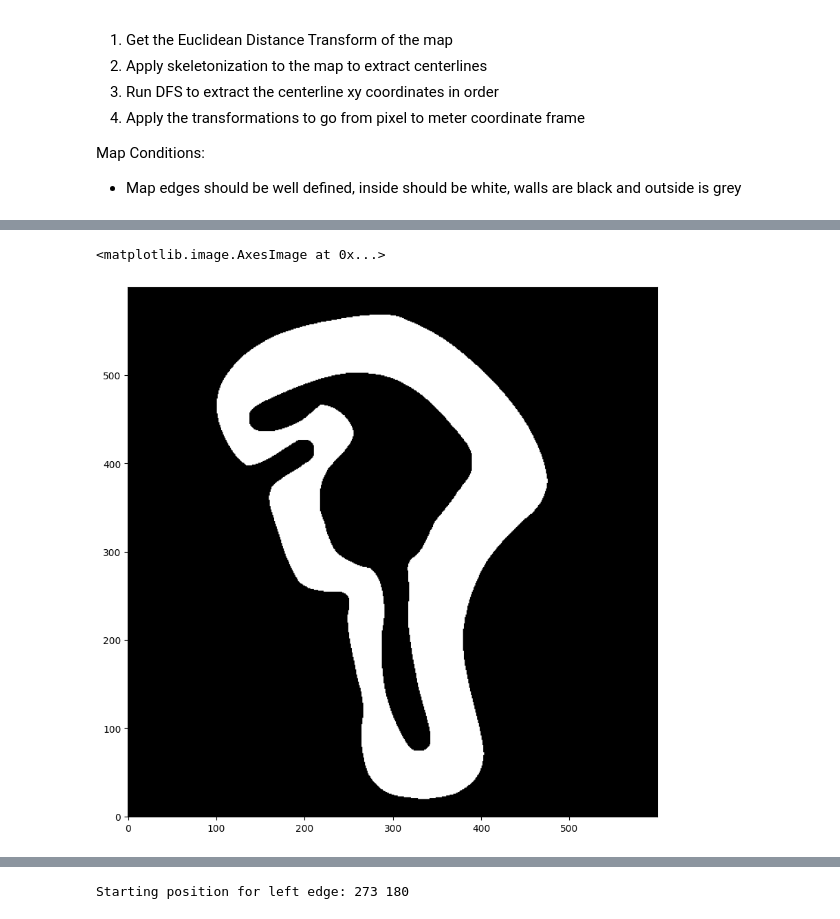
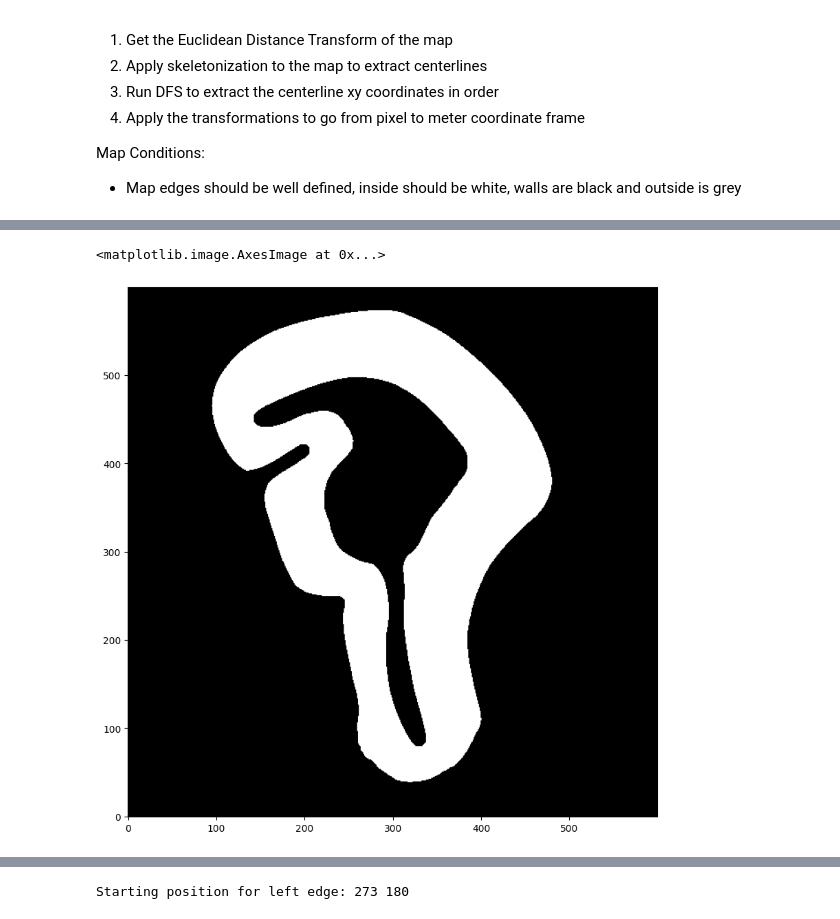
Before and after one commit to WVU-F1Tenth/Raceline-Optimization, a Jupyter notebook: map_converter.ipynb, the cells around one changed output, grey strips where cells are left out. Saved outputs shown, nothing was run; the diff lists cells and outputs as text; code cells hidden in the pictures.

```diff
--- a/map_converter.ipynb
+++ b/map_converter.ipynb
@@ -69,13 +69,13 @@ plt.imshow(dist_transform, cmap='gray', origin='lower')
 # %%
 
 # Threshold the distance transform to create a binary image
-THRESHOLD = 0.2 # You should play around with this number. Is you say hairy lines generated, either clean the map so it is more curvy or increase this number
+THRESHOLD = 0.1 # You should play around with this number. Is you say hairy lines generated, either clean the map so it is more curvy or increase this number
 centers = (dist_transform > THRESHOLD*dist_transform.max()).astype(np.uint8)
 plt.figure(figsize=(10, 10))
 plt.imshow(centers, origin='lower', cmap='gray')
 # %% [output]
 <matplotlib.image.AxesImage at 0x...>
-[figure, old version]
+[figure, new version]
 # %%
 plt.figure(figsize=(10, 10))
 centerline = skeletonize(centers)
```
Also changed, not shown: parts of 10 cells of this notebook, 33 other files.
